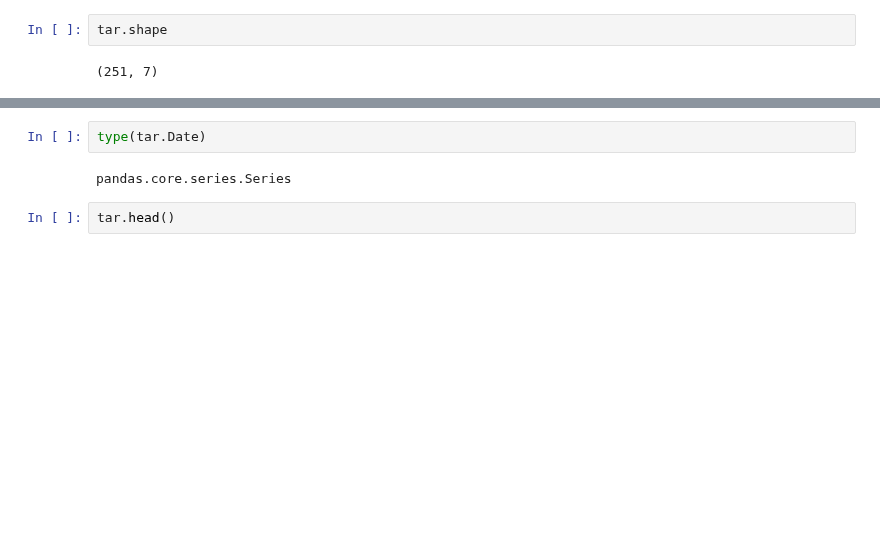
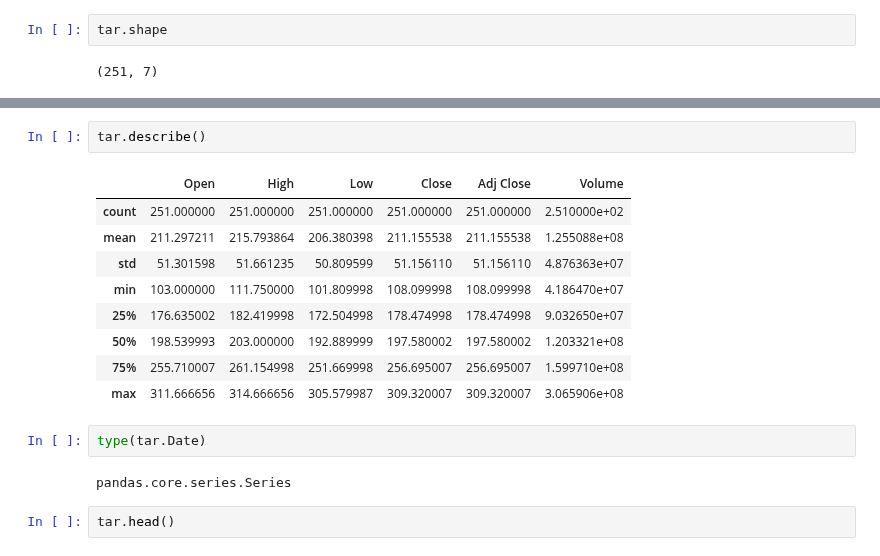
Before and after one commit to liv11114/11207011, a Jupyter notebook: Untitled102.ipynb, the cells around one changed output, grey strips where cells are left out. Drawn from its saved outputs; the diff is of its cells as text; blank space fills up the shorter version.

```diff
--- a/Untitled102.ipynb
+++ b/Untitled102.ipynb
@@ -55,3 +55,15 @@ memory usage: 13.9+ KB
+# %%
+tar.describe()
+# %% [output]
+|  | Open | High | Low | Close | Adj Close | Volume |
+| count | 251.000000 | 251.000000 | 251.000000 | 251.000000 | 251.000000 | 2.510000e+02 |
+| mean | 211.297211 | 215.793864 | 206.380398 | 211.155538 | 211.155538 | 1.255088e+08 |
+| std | 51.301598 | 51.661235 | 50.809599 | 51.156110 | 51.156110 | 4.876363e+07 |
+| min | 103.000000 | 111.750000 | 101.809998 | 108.099998 | 108.099998 | 4.186470e+07 |
+| 25% | 176.635002 | 182.419998 | 172.504998 | 178.474998 | 178.474998 | 9.032650e+07 |
+| 50% | 198.539993 | 203.000000 | 192.889999 | 197.580002 | 197.580002 | 1.203321e+08 |
+| 75% | 255.710007 | 261.154998 | 251.669998 | 256.695007 | 256.695007 | 1.599710e+08 |
+| max | 311.666656 | 314.666656 | 305.579987 | 309.320007 | 309.320007 | 3.065906e+08 |
 # %%
 type(tar.Date)
 # %% [output]
```
Also changed, not shown: parts of 3 cells of this notebook.
